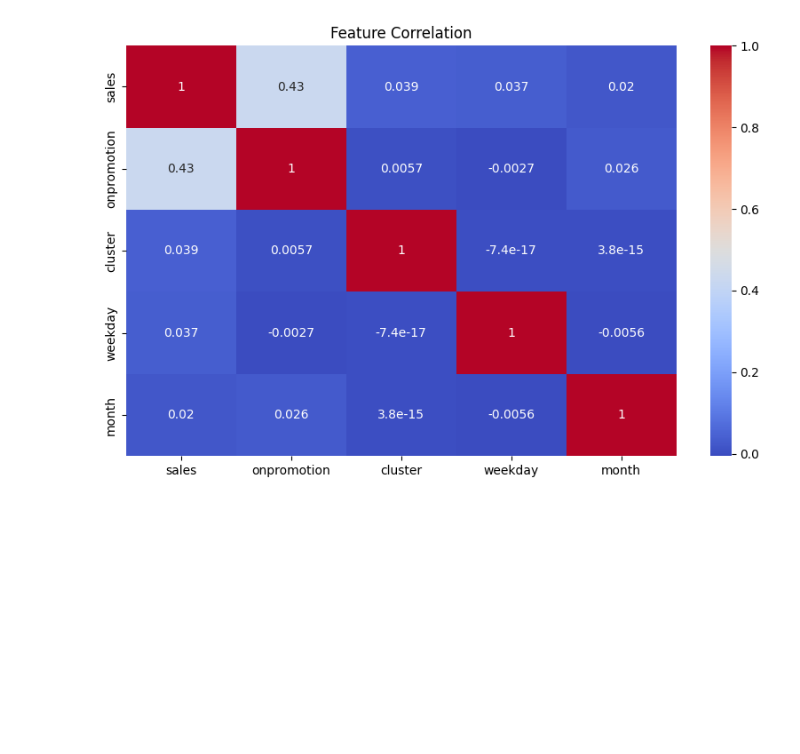
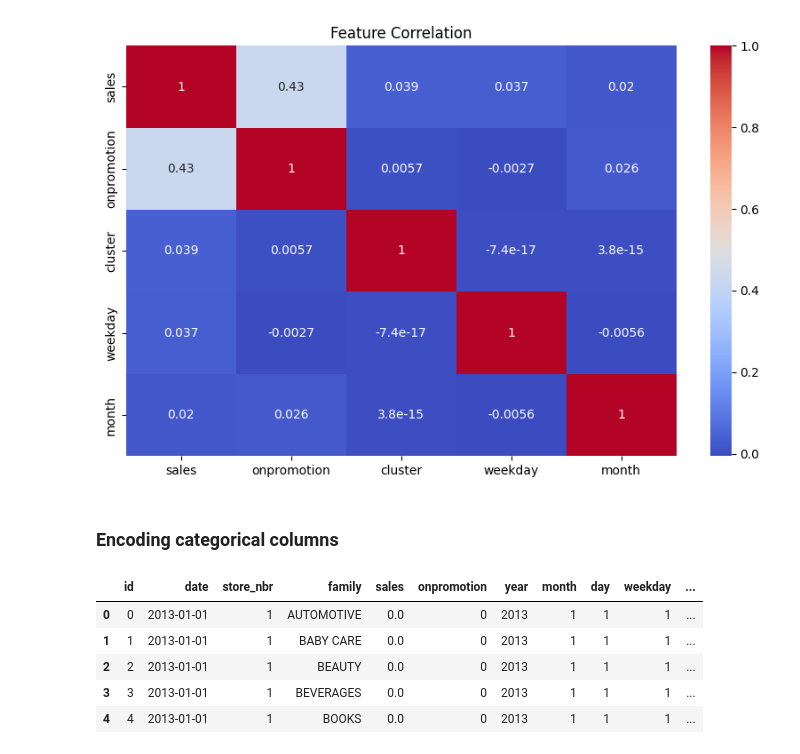
Before and after one commit to JQK1806/store-sales-time-series-forecasting, a Jupyter notebook: notebooks/main.ipynb, the cells around one changed output. Saved outputs shown, nothing was run; the diff lists cells and outputs as text; code cells hidden in the pictures; blank space fills up the shorter version.

Commit message:
Categorical columns encoded
Remaining categorical columns encoded

```diff
--- a/notebooks/main.ipynb
+++ b/notebooks/main.ipynb
@@ -158,3 +166,14 @@ plt.title('Feature Correlation')
 plt.show()
 # %% [output]
 [figure]
+# %% [markdown]
+### Encoding categorical columns
+# %%
+train.head()
+# %% [output]
+|  | id | date | store_nbr | family | sales | onpromotion | year | month | day | weekday | ... |
+| 0 | 0 | 2013-01-01 | 1 | AUTOMOTIVE | 0.0 | 0 | 2013 | 1 | 1 | 1 | ... |
+| 1 | 1 | 2013-01-01 | 1 | BABY CARE | 0.0 | 0 | 2013 | 1 | 1 | 1 | ... |
+| 2 | 2 | 2013-01-01 | 1 | BEAUTY | 0.0 | 0 | 2013 | 1 | 1 | 1 | ... |
+| 3 | 3 | 2013-01-01 | 1 | BEVERAGES | 0.0 | 0 | 2013 | 1 | 1 | 1 | ... |
+| 4 | 4 | 2013-01-01 | 1 | BOOKS | 0.0 | 0 | 2013 | 1 | 1 | 1 | ... |
```
Also changed, not shown: parts of 3 cells of this notebook.
